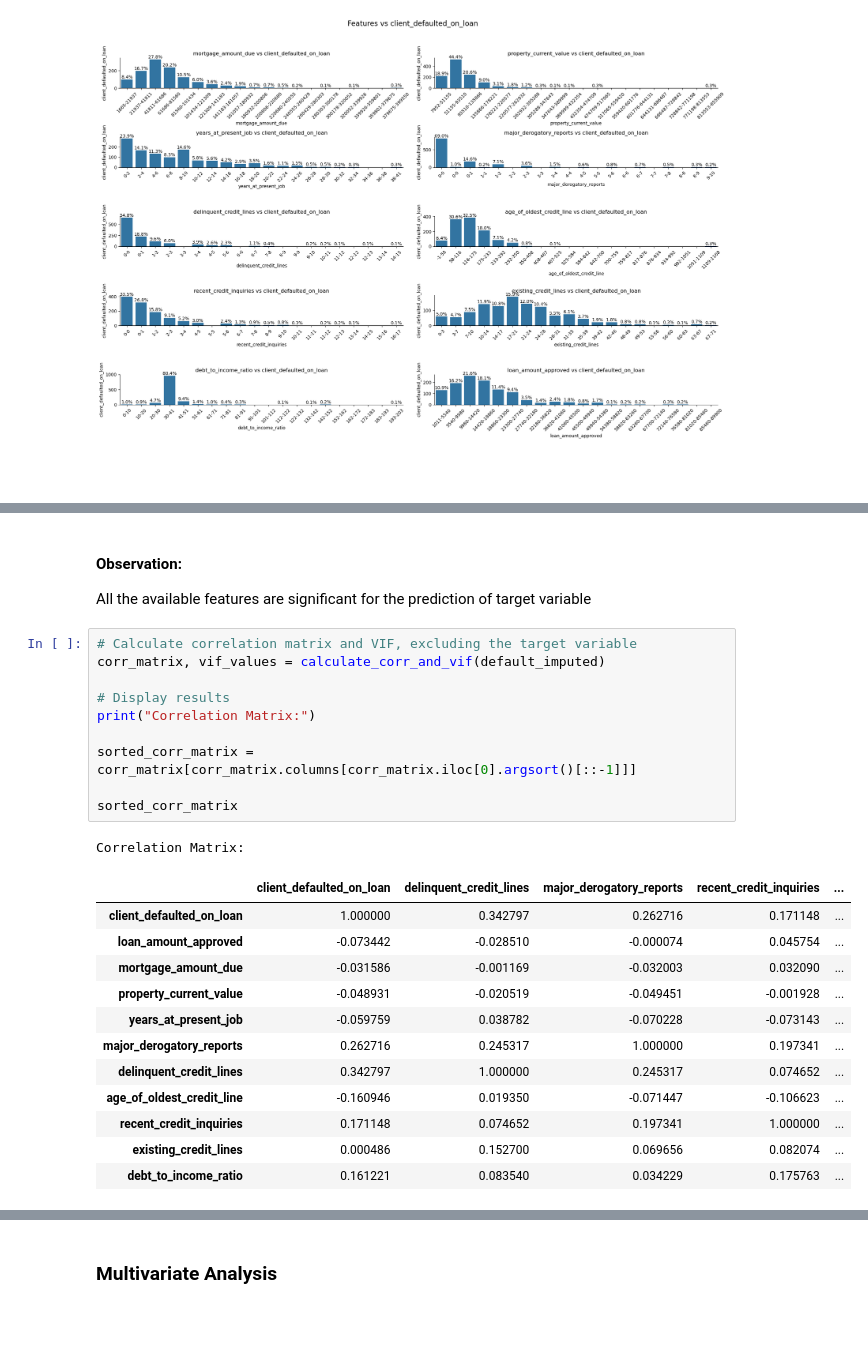
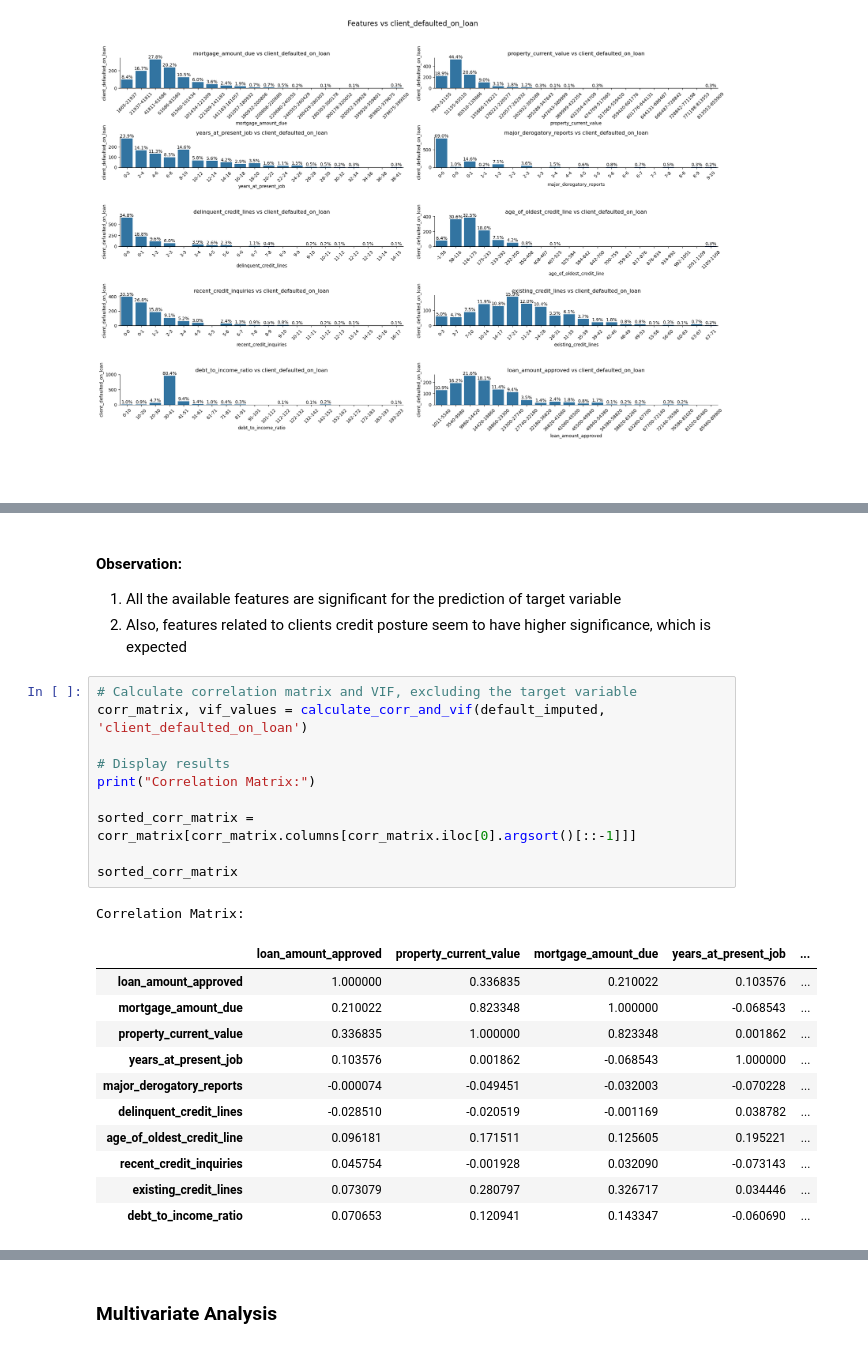
Before and after one commit to vmagar1729/analytiqbit, a Jupyter notebook: notebooks/Capstone_Project_Reference_Notebook_Loan_Default_Prediction_Full_Code.ipynb, the cells around one changed output, grey strips where cells are left out. Saved outputs shown, nothing was run; the diff lists cells and outputs as text; blank space fills up the shorter version.

```diff
--- a/notebooks/Capstone_Project_Reference_Notebook_Loan_Default_Prediction_Full_Code.ipynb
+++ b/notebooks/Capstone_Project_Reference_Notebook_Loan_Default_Prediction_Full_Code.ipynb
@@ -1233,28 +1243,28 @@ print(results)
 3         loan_request_reason  1.991636e-03         True
 # %% [markdown]
 #### Observation:
-All the available features are significant for the prediction of target variable
+1. All the available features are significant for the prediction of target variable
+2. Also, features related to clients credit posture seem to have higher significance, which is expected
 # %%
 # Calculate correlation matrix and VIF, excluding the target variable
-corr_matrix, vif_values = calculate_corr_and_vif(default_imputed)
+corr_matrix, vif_values = calculate_corr_and_vif(default_imputed, 'client_defaulted_on_loan')
 
 # Display results
 print("Correlation Matrix:")
 
 sorted_corr_matrix = corr_matrix[corr_matrix.columns[corr_matrix.iloc[0].argsort()[::-1]]]
 
 sorted_corr_matrix
 # %% [output]
 Correlation Matrix:
-|  | client_defaulted_on_loan | delinquent_credit_lines | major_derogatory_reports | recent_credit_inquiries | ... |
-| client_defaulted_on_loan | 1.000000 | 0.342797 | 0.262716 | 0.171148 | ... |
-| loan_amount_approved | -0.073442 | -0.028510 | -0.000074 | 0.045754 | ... |
-| mortgage_amount_due | -0.031586 | -0.001169 | -0.032003 | 0.032090 | ... |
-| property_current_value | -0.048931 | -0.020519 | -0.049451 | -0.001928 | ... |
-| years_at_present_job | -0.059759 | 0.038782 | -0.070228 | -0.073143 | ... |
-| major_derogatory_reports | 0.262716 | 0.245317 | 1.000000 | 0.197341 | ... |
-| delinquent_credit_lines | 0.342797 | 1.000000 | 0.245317 | 0.074652 | ... |
-| age_of_oldest_credit_line | -0.160946 | 0.019350 | -0.071447 | -0.106623 | ... |
-| recent_credit_inquiries | 0.171148 | 0.074652 | 0.197341 | 1.000000 | ... |
-| existing_credit_lines | 0.000486 | 0.152700 | 0.069656 | 0.082074 | ... |
-| debt_to_income_ratio | 0.161221 | 0.083540 | 0.034229 | 0.175763 | ... |
+|  | loan_amount_approved | property_current_value | mortgage_amount_due | years_at_present_job | ... |
+| loan_amount_approved | 1.000000 | 0.336835 | 0.210022 | 0.103576 | ... |
+| mortgage_amount_due | 0.210022 | 0.823348 | 1.000000 | -0.068543 | ... |
+| property_current_value | 0.336835 | 1.000000 | 0.823348 | 0.001862 | ... |
+| years_at_present_job | 0.103576 | 0.001862 | -0.068543 | 1.000000 | ... |
+| major_derogatory_reports | -0.000074 | -0.049451 | -0.032003 | -0.070228 | ... |
+| delinquent_credit_lines | -0.028510 | -0.020519 | -0.001169 | 0.038782 | ... |
+| age_of_oldest_credit_line | 0.096181 | 0.171511 | 0.125605 | 0.195221 | ... |
+| recent_credit_inquiries | 0.045754 | -0.001928 | 0.032090 | -0.073143 | ... |
+| existing_credit_lines | 0.073079 | 0.280797 | 0.326717 | 0.034446 | ... |
+| debt_to_income_ratio | 0.070653 | 0.120941 | 0.143347 | -0.060690 | ... |
```
Also changed, not shown: parts of 21 cells of this notebook.
